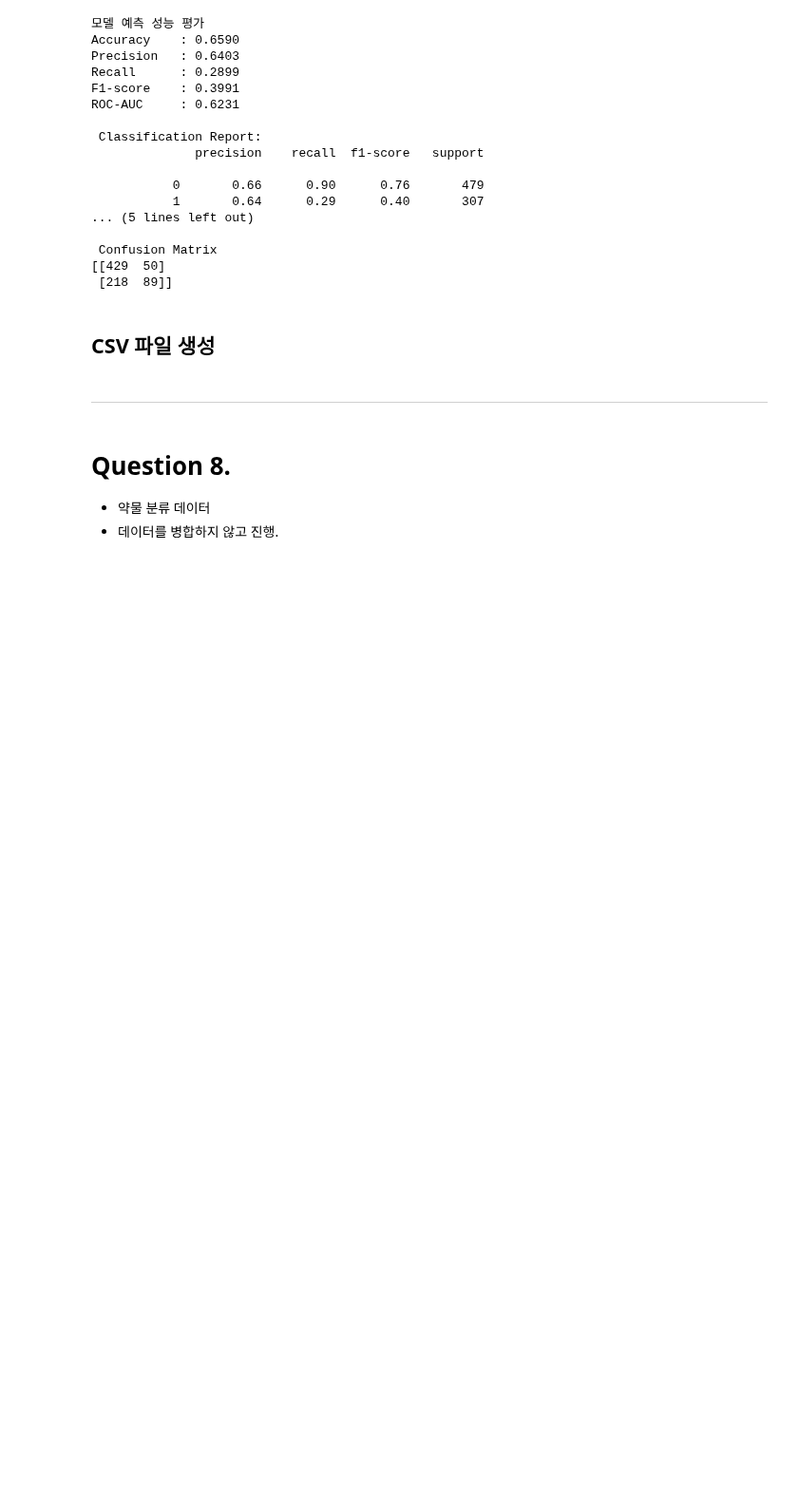
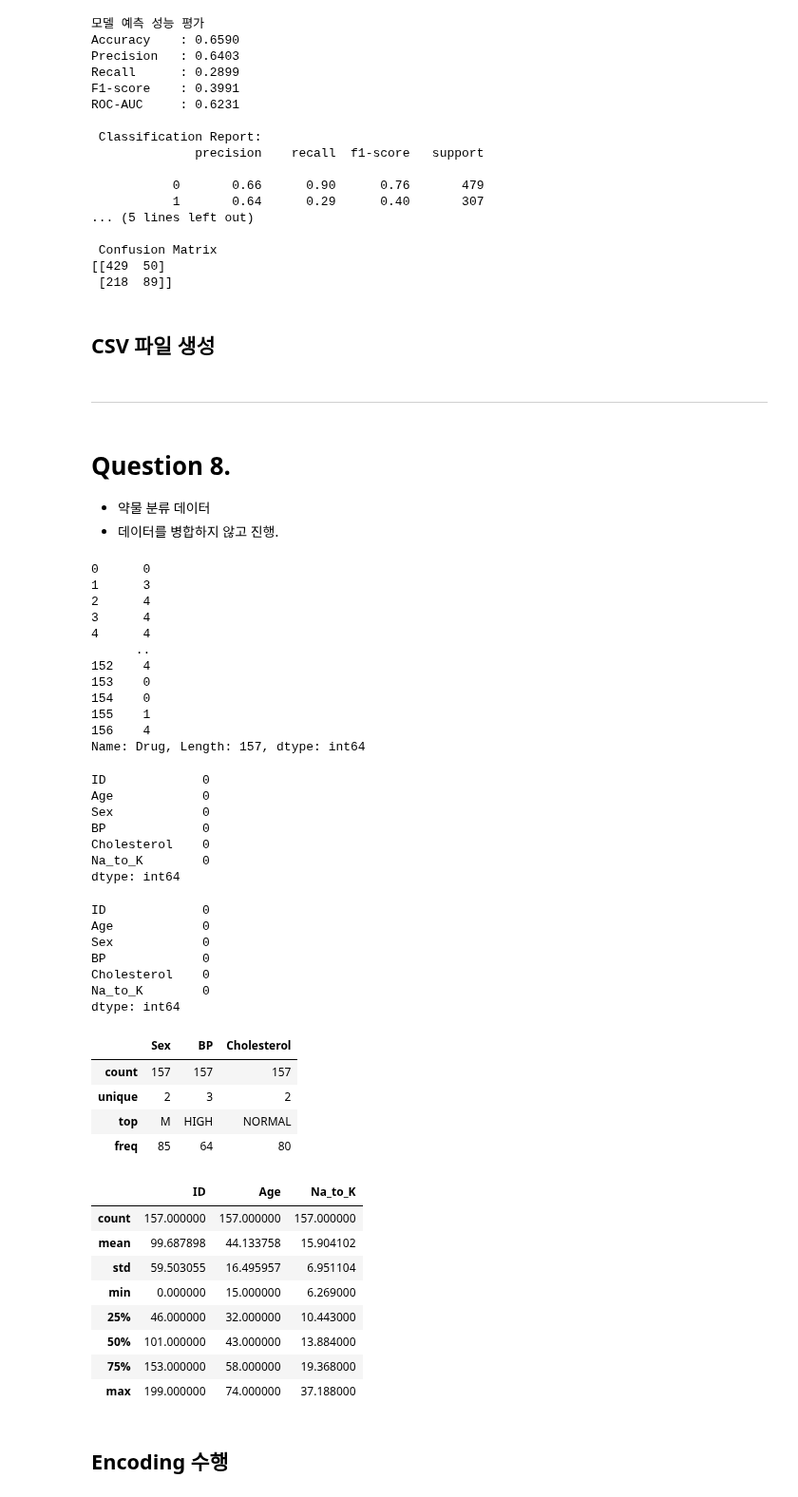
Before and after one commit to LWH4Data/Certifications, a Jupyter notebook: 빅분기/02_작접 2유형/sol.ipynb, the cells around one changed output. Shown at 95% size. Drawn from its saved outputs; the diff is of its cells as text; code cells hidden in the pictures; blank space fills up the shorter version.

```diff
--- a/빅분기/02_작접 2유형/sol.ipynb
+++ b/빅분기/02_작접 2유형/sol.ipynb
@@ -1257,3 +1257,66 @@ pd.DataFrame({'pred' : test_pred_proba}).to_csv('proba_csv', index = True, index
 # Question 8.
 - 약물 분류 데이터
 - 데이터를 병합하지 않고 진행.
+# %%
+import pandas as pd
+
+x_train = pd.read_csv('https://raw.githubusercontent.com/Datamanim/datarepo/main/drug/x_train.csv')
+y_train = pd.read_csv('https://raw.githubusercontent.com/Datamanim/datarepo/main/drug/y_train.csv')
+x_test = pd.read_csv('https://raw.githubusercontent.com/Datamanim/datarepo/main/drug/x_test.csv')
+
+y_train = y_train['Drug']
+display(y_train)
+
+# 결측치 확인
+display(x_train.isna().sum())
+display(x_test.isna().sum())
+
+# 통계량 확인
+display(x_train.describe(include = ['object', 'category']))
+display(x_train.describe())
+
+# 결측치 없음.
+# Encoding만 수행
+# %% [output]
+0      0
+1      3
+2      4
+3      4
+4      4
+      ..
+152    4
+153    0
+154    0
+155    1
+156    4
+Name: Drug, Length: 157, dtype: int64
+ID             0
+Age            0
+Sex            0
+BP             0
+Cholesterol    0
+Na_to_K        0
+dtype: int64
+ID             0
+Age            0
+Sex            0
+BP             0
+Cholesterol    0
+Na_to_K        0
+dtype: int64
+|  | Sex | BP | Cholesterol |
+| count | 157 | 157 | 157 |
+| unique | 2 | 3 | 2 |
+| top | M | HIGH | NORMAL |
+| freq | 85 | 64 | 80 |
+|  | ID | Age | Na_to_K |
+| count | 157.000000 | 157.000000 | 157.000000 |
+| mean | 99.687898 | 44.133758 | 15.904102 |
+| std | 59.503055 | 16.495957 | 6.951104 |
+| min | 0.000000 | 15.000000 | 6.269000 |
+| 25% | 46.000000 | 32.000000 | 10.443000 |
+| 50% | 101.000000 | 43.000000 | 13.884000 |
+| 75% | 153.000000 | 58.000000 | 19.368000 |
+| max | 199.000000 | 74.000000 | 37.188000 |
+# %% [markdown]
+## Encoding 수행
```
Also changed, not shown: parts of 9 cells of this notebook.
